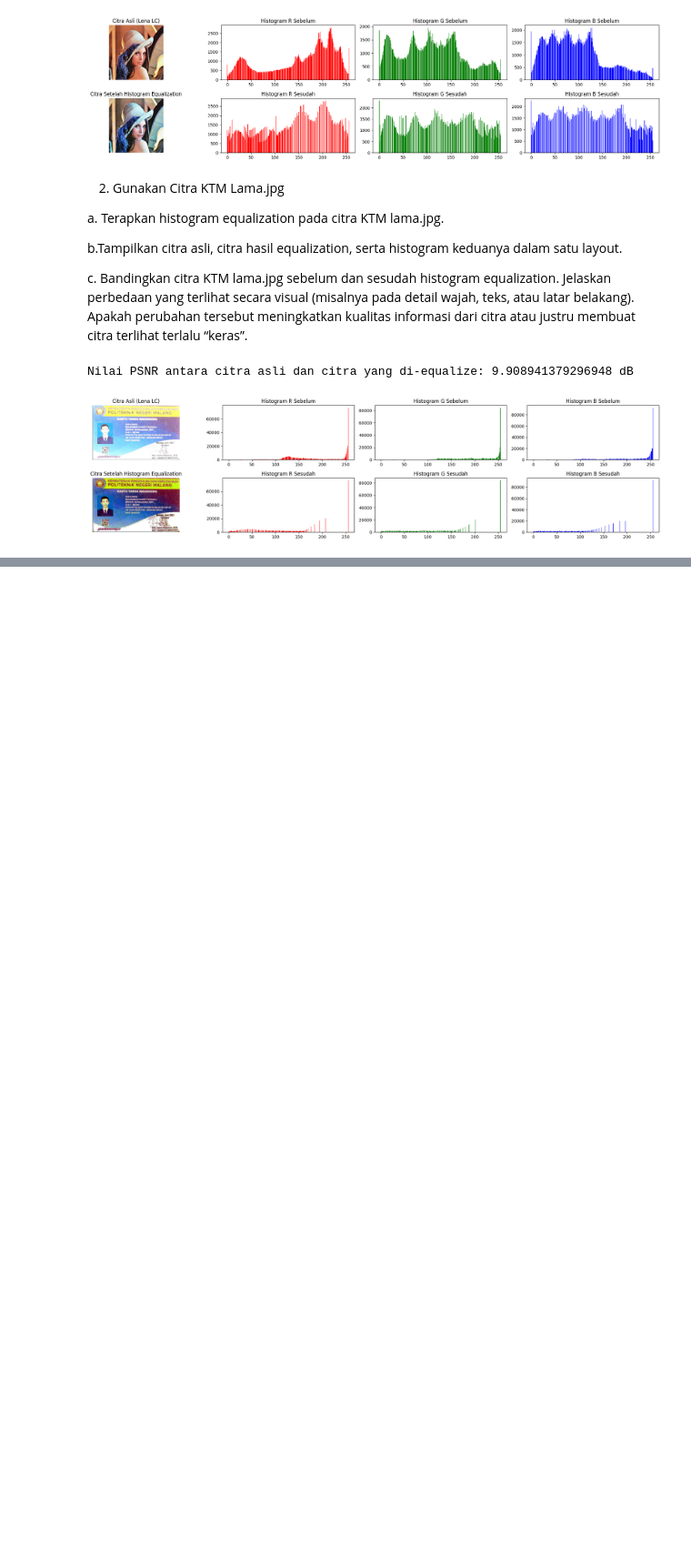
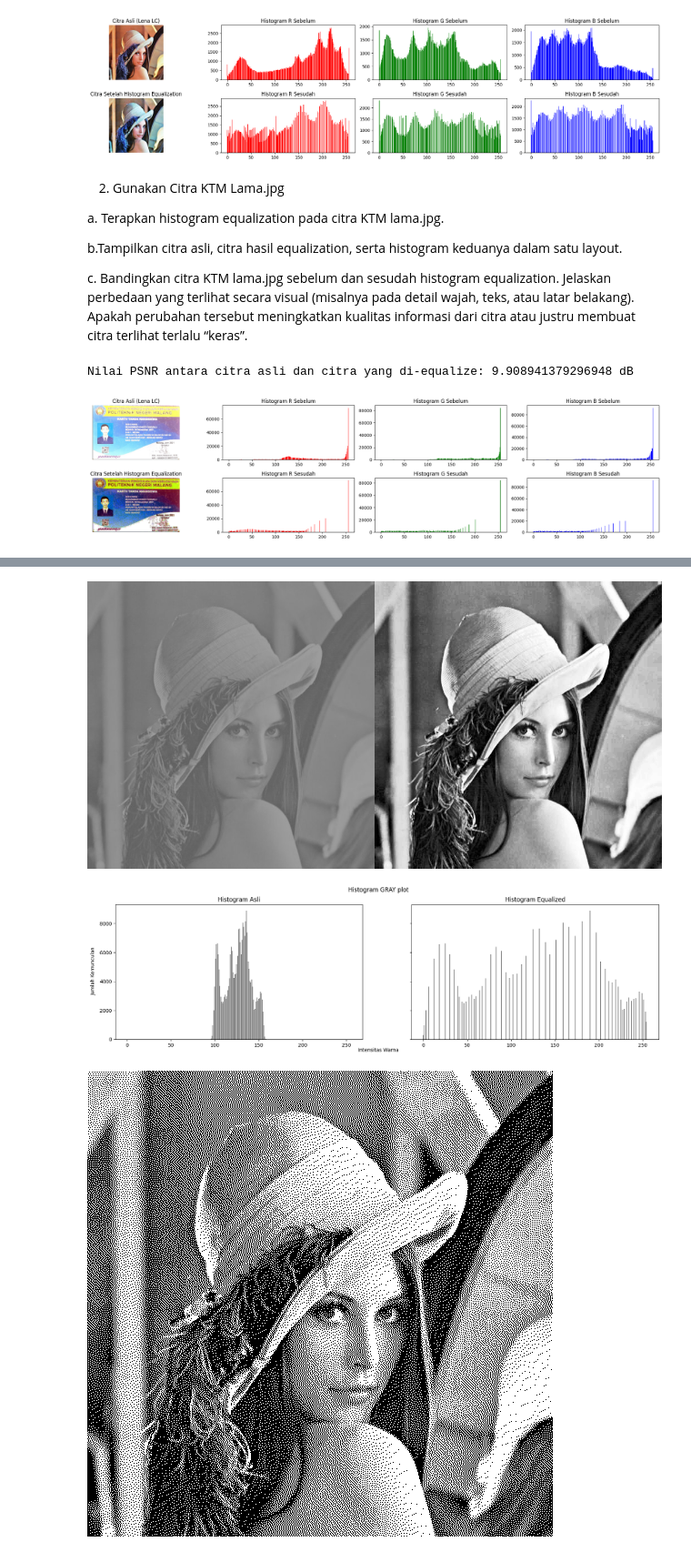
Before and after one commit to soulqan/PCVK_GANJIL_2025, a Jupyter notebook: WEEK5_28.ipynb, the cells around one changed output, grey strips where cells are left out. Shown at 91% size. Saved outputs shown, nothing was run; the diff lists cells and outputs as text; code cells hidden in the pictures; blank space fills up the shorter version.

```diff
--- a/WEEK5_28.ipynb
+++ b/WEEK5_28.ipynb
@@ -419,0 +455,62 @@ Nilai PSNR antara citra asli dan citra yang di-equalize: 9.908941379296948 dB
+# %%
+def manual_image_histogram(img):
+    hist = np.zeros(256, dtype=int)
+    for value in img.flatten():
+        hist[value] += 1
+    return hist
+
+def manual_equalization(img):
+    hist = manual_image_histogram(img)
+    cdf = hist.cumsum()
+    cdf_normalized = ((cdf - cdf.min()) * 255 / (cdf.max() - cdf.min())).astype(np.uint8)
+    img_eq = cdf_normalized[img]
+    return img_eq
+
+def floyd_steinberg_dithering(img):
+    img = img.copy().astype(float)
+    h, w = img.shape
+    for y in range(h):
+        for x in range(w):
+            old_pixel = img[y, x]
+            new_pixel = 0 if old_pixel < 128 else 255
+            img[y, x] = new_pixel
+            quant_error = old_pixel - new_pixel
+            if x + 1 < w:
+                img[y, x + 1] += quant_error * 7 / 16
+            if y + 1 < h:
+                if x > 0:
+                    img[y + 1, x - 1] += quant_error * 3 / 16
+                img[y + 1, x] += quant_error * 5 / 16
+                if x + 1 < w:
+                    img[y + 1, x + 1] += quant_error * 1 / 16
+    return np.clip(img, 0, 255).astype(np.uint8)
+
+img = cv.imread('/content/drive/MyDrive/images/lena_lc.jpg', cv.IMREAD_GRAYSCALE)
+
+hist_asli = manual_image_histogram(img)
+
+img_eq = manual_equalization(img)
+hist_eq = manual_image_histogram(img_eq)
+
+img_color = cv.cvtColor(img, cv.COLOR_GRAY2BGR)
+img_eq_color = cv.cvtColor(img_eq, cv.COLOR_GRAY2BGR)
+final_frame = cv.hconcat((img_color, img_eq_color))
+cv2_imshow(final_frame)
+
+names = np.arange(256)
+fig, axes = plt.subplots(1, 2, figsize=[20, 5], sharex=True, sharey=True)
+fig.suptitle('Histogram GRAY plot')
+fig.text(0.09, 0.5, 'Jumlah Kemunculan', va='center', rotation='vertical')
+fig.text(0.5, 0.04, 'Intensitas Warna', ha='center')
+axes[0].bar(names, hist_asli, color='gray')
+axes[0].set_title('Histogram Asli')
+axes[1].bar(names, hist_eq, color='gray')
+axes[1].set_title('Histogram Equalized')
+plt.show()
+
+dithered_gray_image = floyd_steinberg_dithering(img_eq)
+cv2_imshow(dithered_gray_image)
+# %% [output]
+[figure, added]
+[figure, added]
+[figure, added]
```
Also changed, not shown: parts of 3 cells of this notebook.
